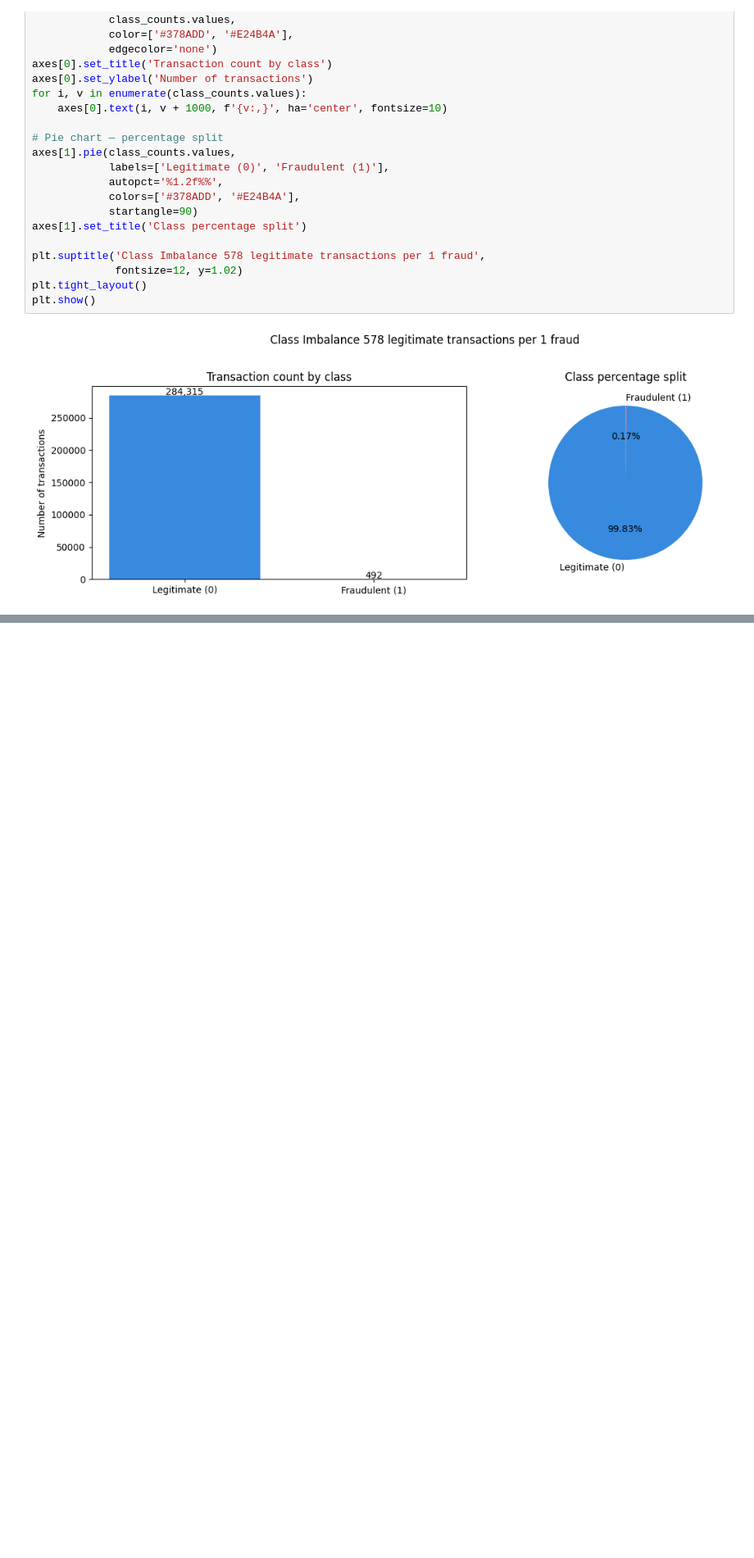
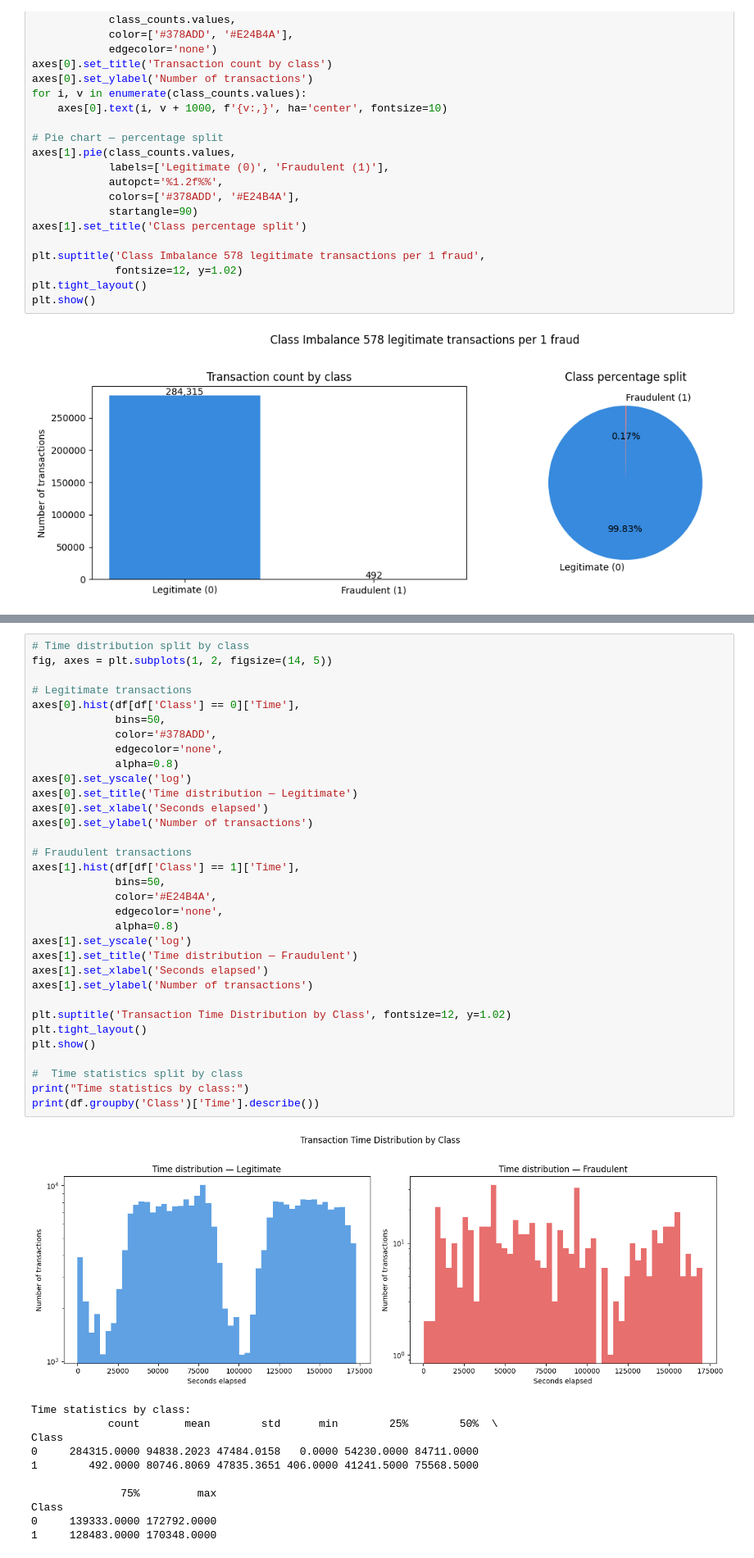
Before and after one commit to richyfabz/FraudDetectionModel_Fintech, a Jupyter notebook: notebooks/01_data_ingestion_and_eda.ipynb, the cells around one changed output, grey strips where cells are left out. Shown at 82% size. Saved outputs shown, nothing was run; the diff lists cells and outputs as text; blank space fills up the shorter version.

```diff
--- a/notebooks/01_data_ingestion_and_eda.ipynb
+++ b/notebooks/01_data_ingestion_and_eda.ipynb
@@ -166,0 +224,45 @@ plt.show()
+# %%
+# Time distribution split by class
+fig, axes = plt.subplots(1, 2, figsize=(14, 5))
+
+# Legitimate transactions
+axes[0].hist(df[df['Class'] == 0]['Time'],
+             bins=50,
+             color='#378ADD',
+             edgecolor='none',
+             alpha=0.8)
+axes[0].set_yscale('log')
+axes[0].set_title('Time distribution — Legitimate')
+axes[0].set_xlabel('Seconds elapsed')
+axes[0].set_ylabel('Number of transactions')
+
+# Fraudulent transactions
+axes[1].hist(df[df['Class'] == 1]['Time'],
+             bins=50,
+             color='#E24B4A',
+             edgecolor='none',
+             alpha=0.8)
+axes[1].set_yscale('log')
+axes[1].set_title('Time distribution — Fraudulent')
+axes[1].set_xlabel('Seconds elapsed')
+axes[1].set_ylabel('Number of transactions')
+
+plt.suptitle('Transaction Time Distribution by Class', fontsize=12, y=1.02)
+plt.tight_layout()
+plt.show()
+
+#  Time statistics split by class
+print("Time statistics by class:")
+print(df.groupby('Class')['Time'].describe())
+# %% [output]
+[figure, added]
+Time statistics by class:
+            count       mean        std      min        25%        50%  \
+Class
+0     284315.0000 94838.2023 47484.0158   0.0000 54230.0000 84711.0000
+1        492.0000 80746.8069 47835.3651 406.0000 41241.5000 75568.5000
+
+              75%         max
+Class
+0     139333.0000 172792.0000
+1     128483.0000 170348.0000
```
Also changed, not shown: parts of 14 cells of this notebook.
